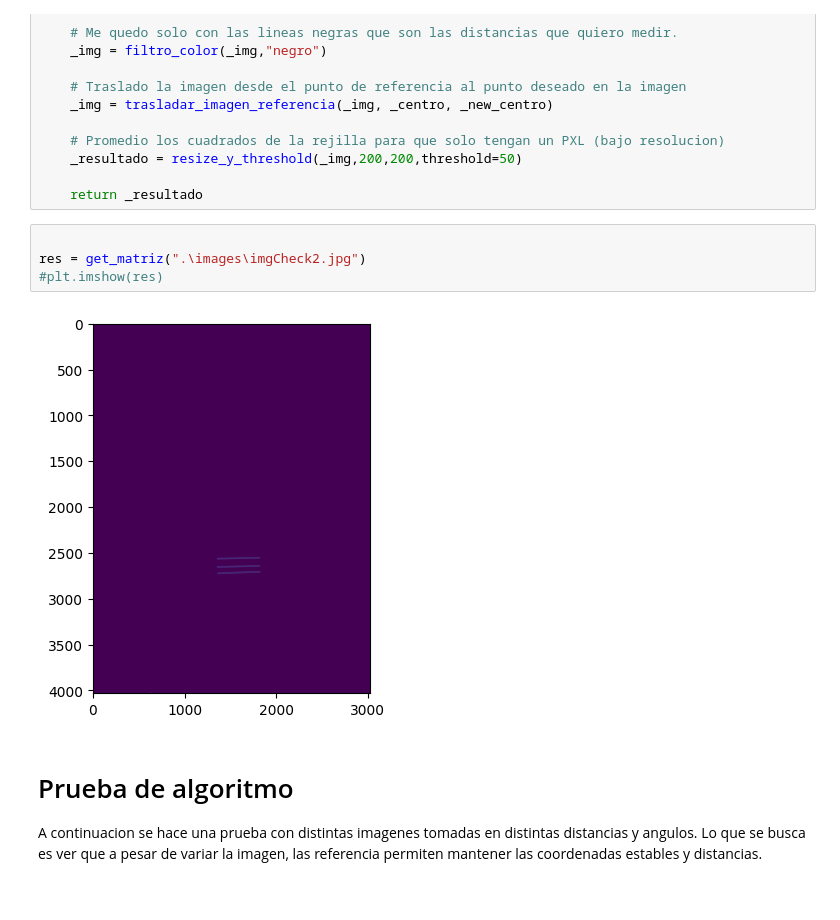
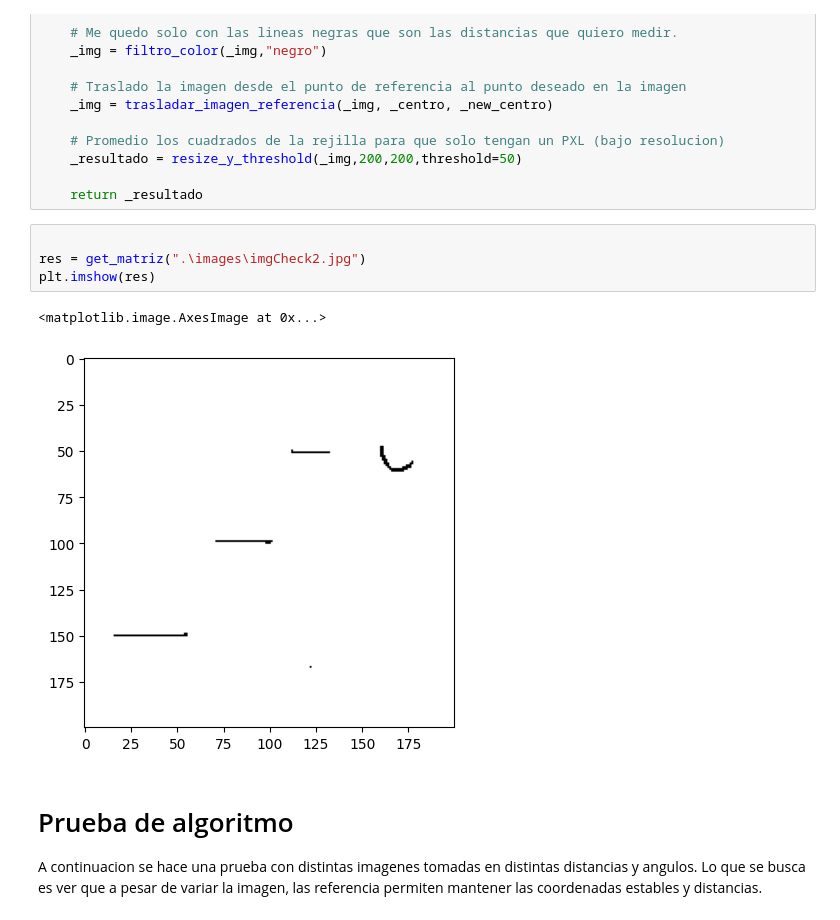
Before and after one commit to guidoglorioso/Distance-measure-image, a Jupyter notebook: scripts/medirLineas.ipynb, the cells around one changed output. Cells and saved outputs as stored; diff of their text form.

```diff
--- a/scripts/medirLineas.ipynb
+++ b/scripts/medirLineas.ipynb
@@ -588,9 +589,10 @@ def get_matriz(ruta_img):
 # %%
 
 res = get_matriz(".\images\imgCheck2.jpg")
-#plt.imshow(res)
+plt.imshow(res)
 # %% [output]
+<matplotlib.image.AxesImage at 0x...>
-[figure, old version]
+[figure, new version]
 # %% [markdown]
 # Prueba de algoritmo
 A continuacion se hace una prueba con distintas imagenes tomadas en distintas distancias y angulos. Lo que se busca es ver que a pesar de variar la imagen, las referencia permiten mantener las coordenadas estables y distancias.
```
Also changed, not shown: parts of 8 cells of this notebook.
